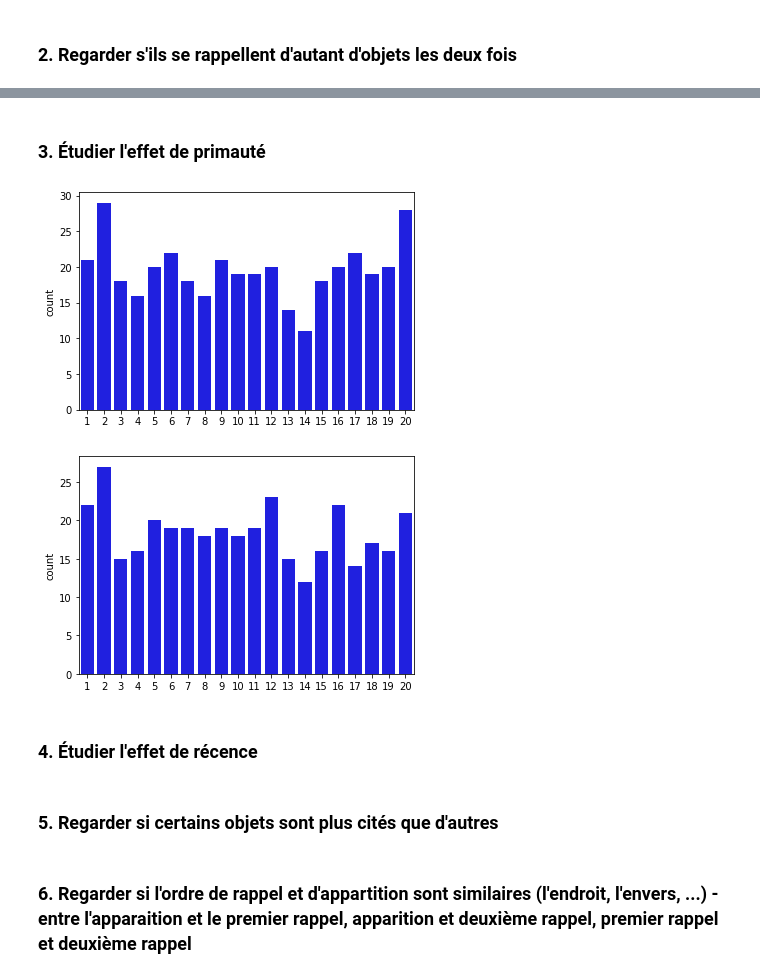
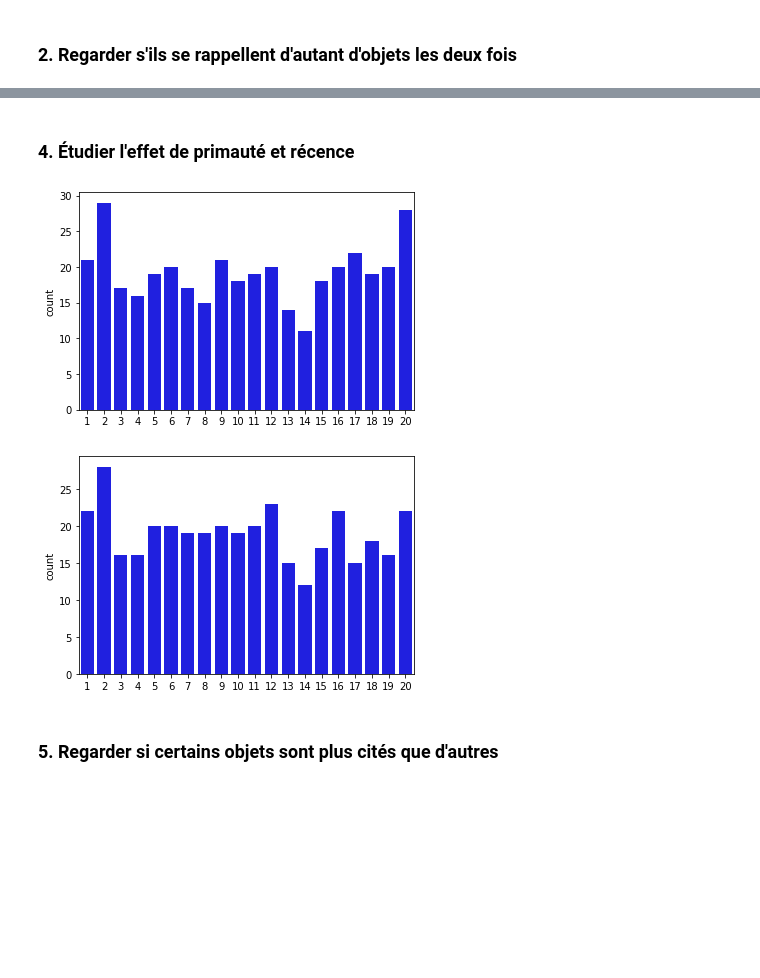
Before and after one commit to Gorzen/SHS-Project, a Jupyter notebook: Analyse.ipynb, the cells around one changed output, grey strips where cells are left out. Saved outputs shown, nothing was run; the diff lists cells and outputs as text; code cells hidden in the pictures; blank space fills up the shorter version.

```diff
--- a/Analyse.ipynb
+++ b/Analyse.ipynb
@@ -40,25 +176,21 @@ results
 # %% [markdown]
-### 3. Étudier l'effet de primauté
+### 4. Étudier l'effet de primauté et récence
 # %%
-order_appear = results.loc[:20, results.columns[1::3]].values[1:].reshape(-1)
-first_recall = results.loc[:20, results.columns[2::3]].values[1:].reshape(-1)
-second_recall = results.loc[:20, results.columns[3::3]].values[1:].reshape(-1)
+order_appear = results.loc[:, results.columns[1::3]].values[1:].reshape(-1)
+first_recall = results.loc[:, results.columns[2::3]].values[1:].reshape(-1)
+second_recall = results.loc[:, results.columns[3::3]].values[1:].reshape(-1)
 
 na_mask = np.vectorize(pd.isna)
 
 first_recalled = order_appear[~na_mask(first_recall)].astype(int)
 second_recalled = order_appear[~na_mask(second_recall)].astype(int)
 
 sns.countplot(first_recalled, color='blue')
 plt.show()
 sns.countplot(second_recalled, color='blue')
 plt.show()
 # %% [output]
-[figure, old version]
+[figure, new version]
-[figure, old version]
+[figure, new version]
-# %% [markdown]
-### 4. Étudier l'effet de récence
 # %% [markdown]
 ### 5. Regarder si certains objets sont plus cités que d'autres
-# %% [markdown]
-### 6. Regarder si l'ordre de rappel et d'appartition sont similaires (l'endroit, l'envers, ...) - entre l'apparaition et le premier rappel, apparition et deuxième rappel, premier rappel et deuxième rappel
```
Also changed, not shown: parts of 15 cells of this notebook, 1 other file.
